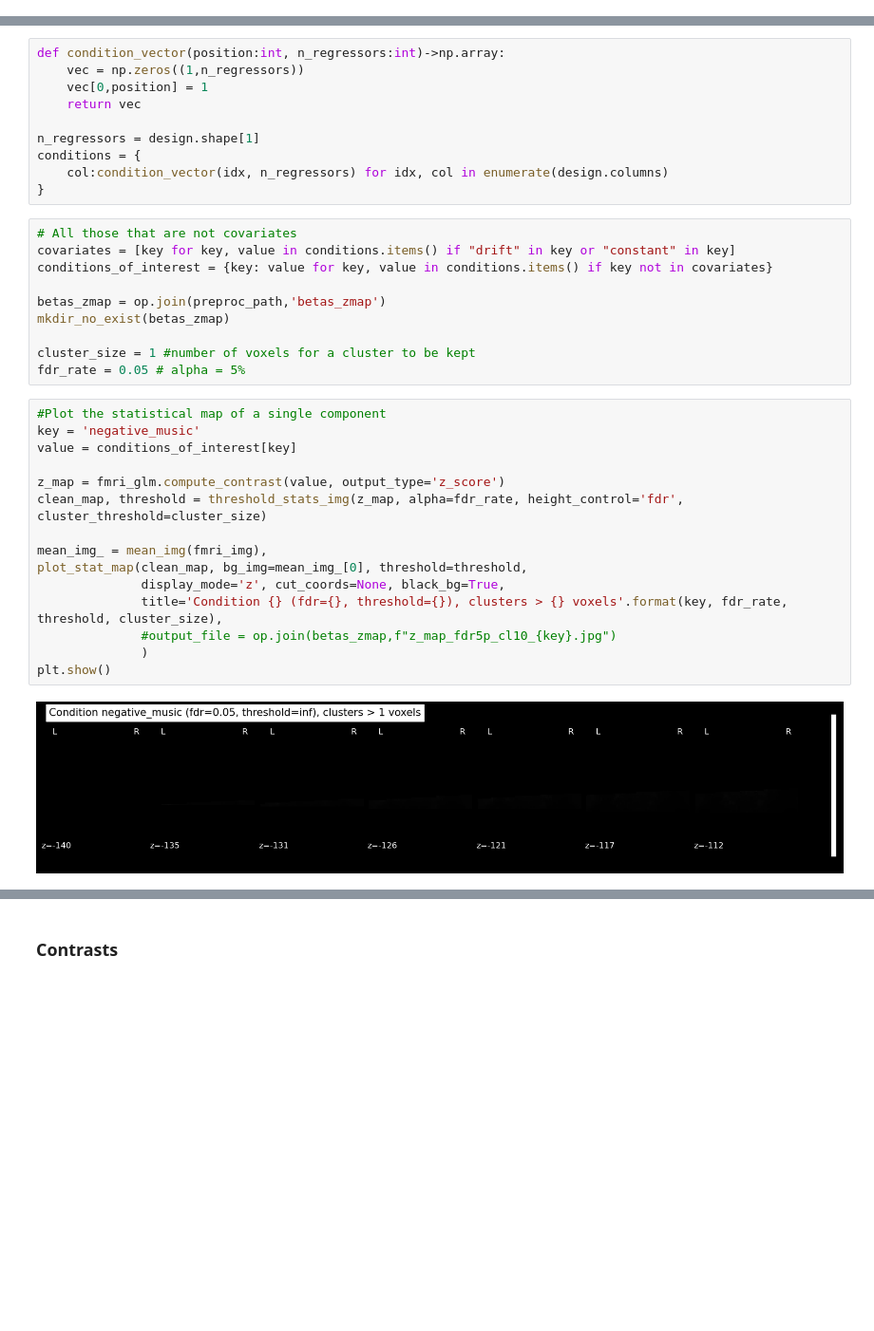
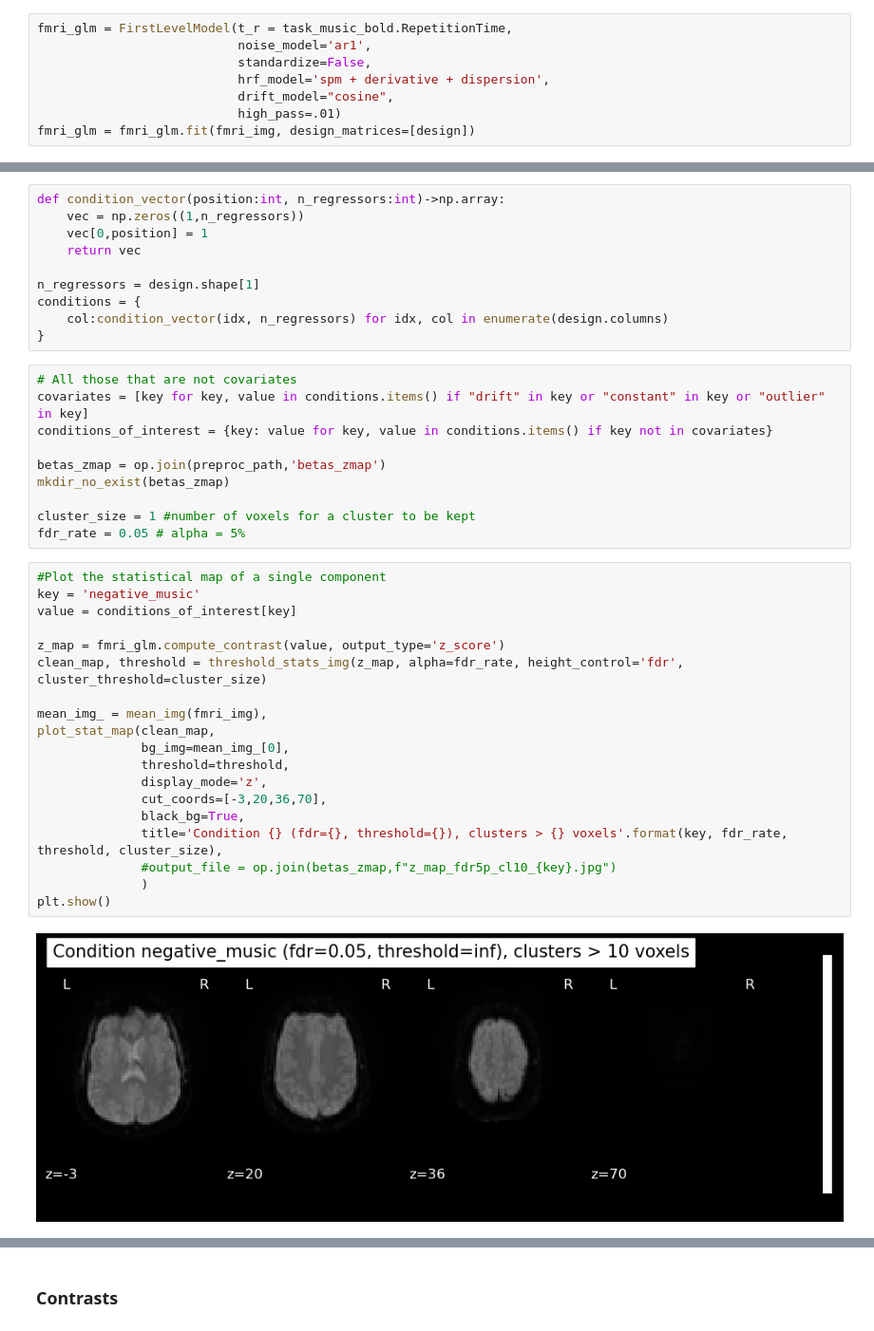
Before and after one commit to gdederichs/NSSP_project_1, a Jupyter notebook: design_matrix.ipynb, the cells around one changed output, grey strips where cells are left out. Shown at 95% size. Drawn from its saved outputs; the diff is of its cells as text; blank space fills up the shorter version.

Commit message:
new design matrix with motion outliers

```diff
--- a/design_matrix.ipynb
+++ b/design_matrix.ipynb
@@ -96,3 +131,11 @@ plot_design_matrix(design,rescale=True, output_file = op.join(deriv_path, 'desig
+# %%
+fmri_glm = FirstLevelModel(t_r = task_music_bold.RepetitionTime,
+                           noise_model='ar1',
+                           standardize=False,
+                           hrf_model='spm + derivative + dispersion',
+                           drift_model="cosine",
+                           high_pass=.01)
+fmri_glm = fmri_glm.fit(fmri_img, design_matrices=[design])
 # %% [markdown]
 ### Beta/ Statistical maps of each of the regressors
 # %%
@@ -107,7 +150,7 @@ conditions = {
 }
 # %%
 # All those that are not covariates
-covariates = [key for key, value in conditions.items() if "drift" in key or "constant" in key]
+covariates = [key for key, value in conditions.items() if "drift" in key or "constant" in key or "outlier" in key]
 conditions_of_interest = {key: value for key, value in conditions.items() if key not in covariates}
 
 betas_zmap = op.join(preproc_path,'betas_zmap')
@@ -118,20 +161,24 @@ fdr_rate = 0.05 # alpha = 5%
 # %%
 #Plot the statistical map of a single component
 key = 'negative_music'
 value = conditions_of_interest[key]
 
 z_map = fmri_glm.compute_contrast(value, output_type='z_score')
 clean_map, threshold = threshold_stats_img(z_map, alpha=fdr_rate, height_control='fdr', cluster_threshold=cluster_size)
 
 mean_img_ = mean_img(fmri_img),
-plot_stat_map(clean_map, bg_img=mean_img_[0], threshold=threshold,
-              display_mode='z', cut_coords=None, black_bg=True,
+plot_stat_map(clean_map,
+              bg_img=mean_img_[0],
+              threshold=threshold,
+              display_mode='z',
+              cut_coords=[-3,20,36,70],
+              black_bg=True,
               title='Condition {} (fdr={}, threshold={}), clusters > {} voxels'.format(key, fdr_rate, threshold, cluster_size),
               #output_file = op.join(betas_zmap,f"z_map_fdr5p_cl10_{key}.jpg")
               )
 plt.show()
 # %% [output]
-[figure, old version]
+[figure, new version]
 # %%
 fig, axs = plt.subplots(len(conditions_of_interest), 1, figsize=(15,40))
 for i, (key,value) in enumerate(conditions_of_interest.items()):
```
Also changed, not shown: parts of 8 cells of this notebook, 2 other files.
